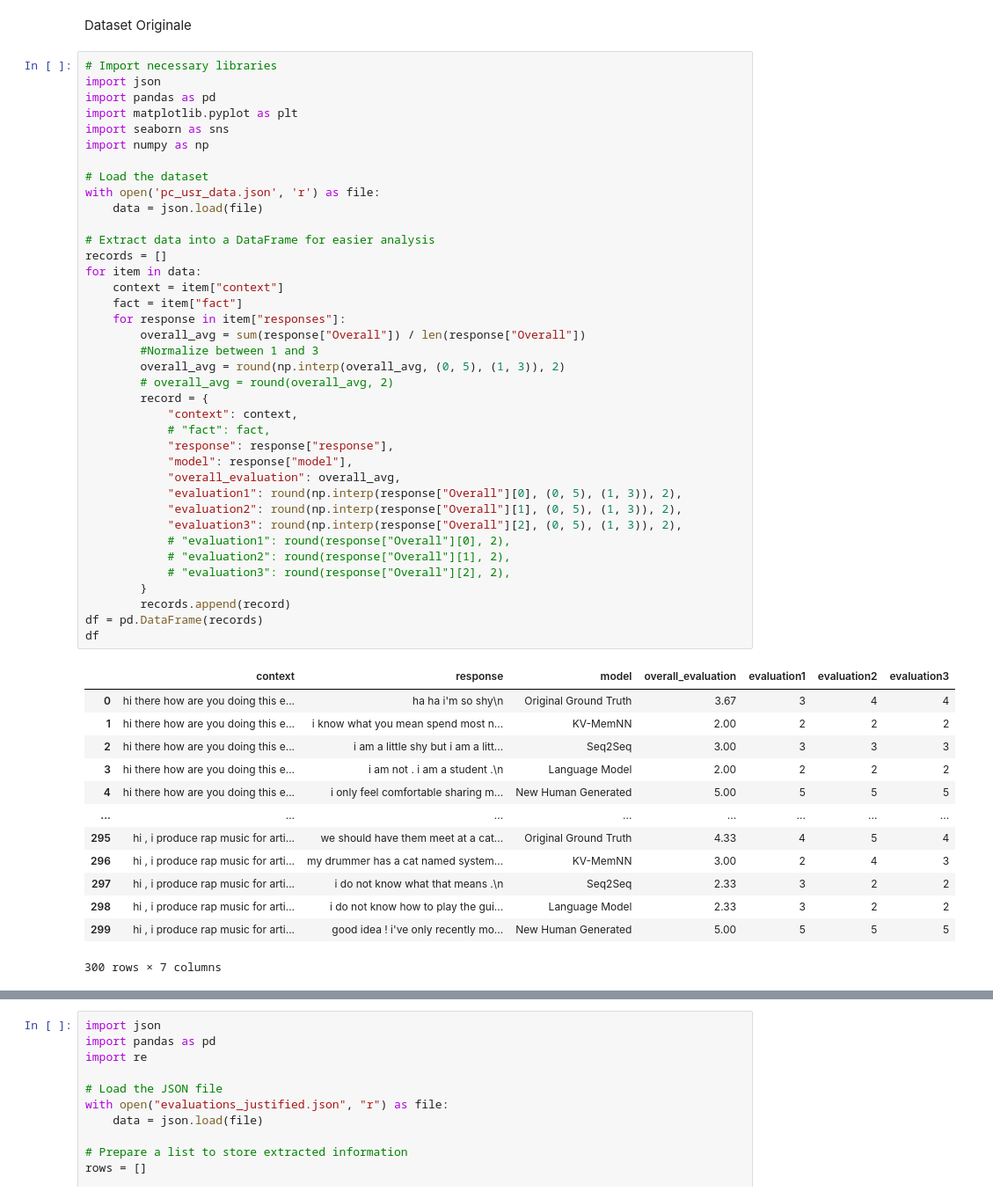
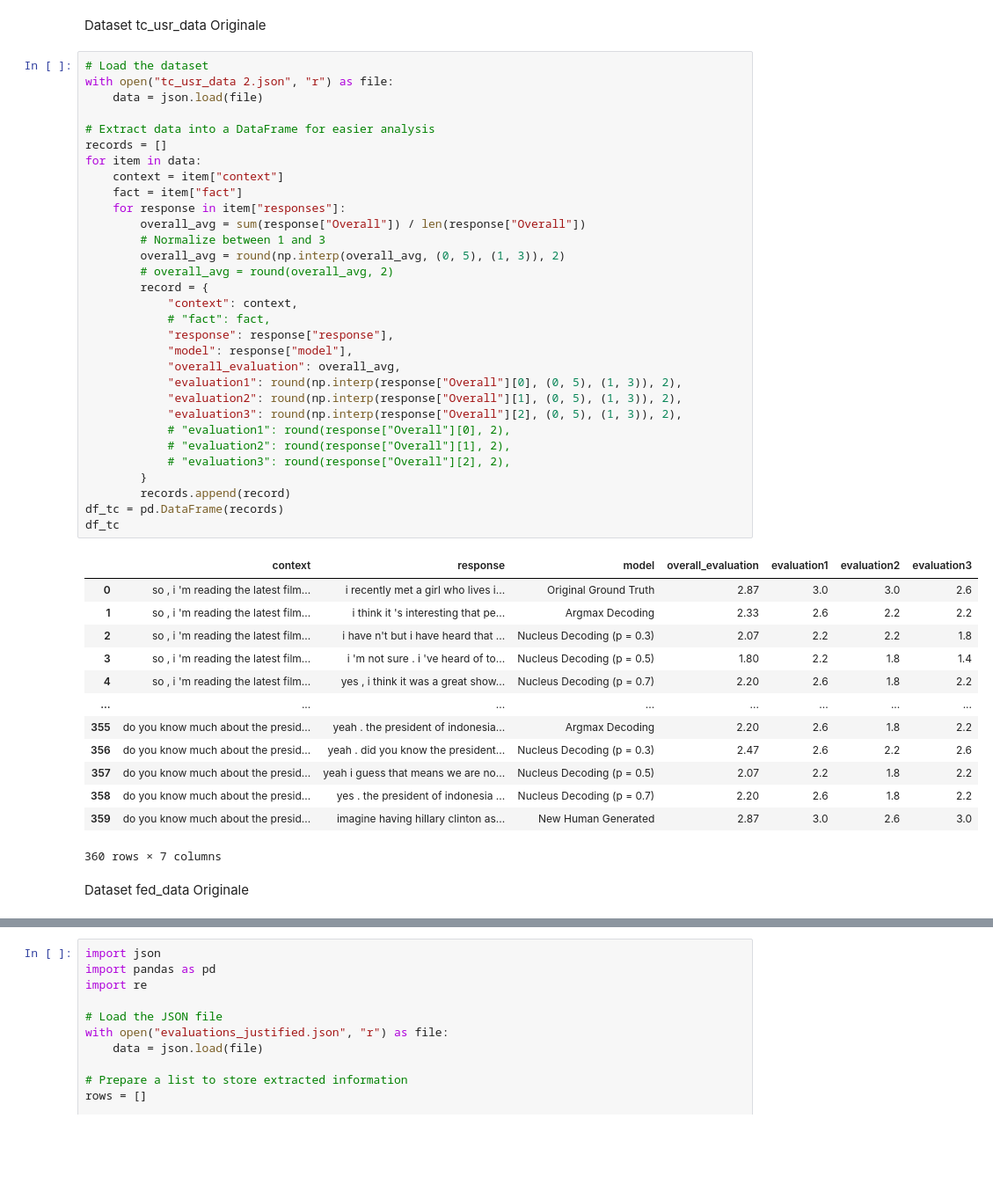
Before and after one commit to AndreaAmorosini/g-eval_persona-chat, a Jupyter notebook: data_explorer.ipynb, the cells around one changed output, grey strips where cells are left out. Shown at 88% size. Cells and saved outputs as stored; diff of their text form; blank space fills up the shorter version.

```diff
--- a/data_explorer.ipynb
+++ b/data_explorer.ipynb
@@ -1,54 +55,49 @@
 # %% [markdown]
-Dataset Originale
+Dataset tc_usr_data Originale
 # %%
-# Import necessary libraries
-import json
-import pandas as pd
-import matplotlib.pyplot as plt
-import seaborn as sns
-import numpy as np
-
 # Load the dataset
-with open('pc_usr_data.json', 'r') as file:
+with open("tc_usr_data 2.json", "r") as file:
     data = json.load(file)
 
 # Extract data into a DataFrame for easier analysis
 records = []
 for item in data:
     context = item["context"]
     fact = item["fact"]
     for response in item["responses"]:
         overall_avg = sum(response["Overall"]) / len(response["Overall"])
-        #Normalize between 1 and 3
+        # Normalize between 1 and 3
         overall_avg = round(np.interp(overall_avg, (0, 5), (1, 3)), 2)
         # overall_avg = round(overall_avg, 2)
         record = {
             "context": context,
             # "fact": fact,
             "response": response["response"],
             "model": response["model"],
             "overall_evaluation": overall_avg,
             "evaluation1": round(np.interp(response["Overall"][0], (0, 5), (1, 3)), 2),
             "evaluation2": round(np.interp(response["Overall"][1], (0, 5), (1, 3)), 2),
             "evaluation3": round(np.interp(response["Overall"][2], (0, 5), (1, 3)), 2),
             # "evaluation1": round(response["Overall"][0], 2),
             # "evaluation2": round(response["Overall"][1], 2),
             # "evaluation3": round(response["Overall"][2], 2),
         }
         records.append(record)
-df = pd.DataFrame(records)
-df
+df_tc = pd.DataFrame(records)
+df_tc
 # %% [output]
 |  | context | response | model | overall_evaluation | evaluation1 | evaluation2 | evaluation3 |
-| 0 | hi there how are you doing this e... | ha ha i'm so shy\n | Original Ground Truth | 3.67 | 3 | 4 | 4 |
-| 1 | hi there how are you doing this e... | i know what you mean spend most n... | KV-MemNN | 2.00 | 2 | 2 | 2 |
-| 2 | hi there how are you doing this e... | i am a little shy but i am a litt... | Seq2Seq | 3.00 | 3 | 3 | 3 |
-| 3 | hi there how are you doing this e... | i am not . i am a student .\n | Language Model | 2.00 | 2 | 2 | 2 |
-| 4 | hi there how are you doing this e... | i only feel comfortable sharing m... | New Human Generated | 5.00 | 5 | 5 | 5 |
+| 0 | so , i 'm reading the latest film... | i recently met a girl who lives i... | Original Ground Truth | 2.87 | 3.0 | 3.0 | 2.6 |
+| 1 | so , i 'm reading the latest film... | i think it 's interesting that pe... | Argmax Decoding | 2.33 | 2.6 | 2.2 | 2.2 |
+| 2 | so , i 'm reading the latest film... | i have n't but i have heard that ... | Nucleus Decoding (p = 0.3) | 2.07 | 2.2 | 2.2 | 1.8 |
+| 3 | so , i 'm reading the latest film... | i 'm not sure . i 've heard of to... | Nucleus Decoding (p = 0.5) | 1.80 | 2.2 | 1.8 | 1.4 |
+| 4 | so , i 'm reading the latest film... | yes , i think it was a great show... | Nucleus Decoding (p = 0.7) | 2.20 | 2.6 | 1.8 | 2.2 |
 | ... | ... | ... | ... | ... | ... | ... | ... |
-| 295 | hi , i produce rap music for arti... | we should have them meet at a cat... | Original Ground Truth | 4.33 | 4 | 5 | 4 |
-| 296 | hi , i produce rap music for arti... | my drummer has a cat named system... | KV-MemNN | 3.00 | 2 | 4 | 3 |
-| 297 | hi , i produce rap music for arti... | i do not know what that means .\n | Seq2Seq | 2.33 | 3 | 2 | 2 |
-| 298 | hi , i produce rap music for arti... | i do not know how to play the gui... | Language Model | 2.33 | 3 | 2 | 2 |
-| 299 | hi , i produce rap music for arti... | good idea ! i've only recently mo... | New Human Generated | 5.00 | 5 | 5 | 5 |
+| 355 | do you know much about the presid... | yeah . the president of indonesia... | Argmax Decoding | 2.20 | 2.6 | 1.8 | 2.2 |
+| 356 | do you know much about the presid... | yeah . did you know the president... | Nucleus Decoding (p = 0.3) | 2.47 | 2.6 | 2.2 | 2.6 |
+| 357 | do you know much about the presid... | yeah i guess that means we are no... | Nucleus Decoding (p = 0.5) | 2.07 | 2.2 | 1.8 | 2.2 |
+| 358 | do you know much about the presid... | yes . the president of indonesia ... | Nucleus Decoding (p = 0.7) | 2.20 | 2.6 | 1.8 | 2.2 |
+| 359 | do you know much about the presid... | imagine having hillary clinton as... | New Human Generated | 2.87 | 3.0 | 2.6 | 3.0 |
-300 rows × 7 columns
+360 rows × 7 columns
+# %% [markdown]
+Dataset fed_data Originale
```
Also changed, not shown: parts of 25 cells of this notebook, 1 other file.
